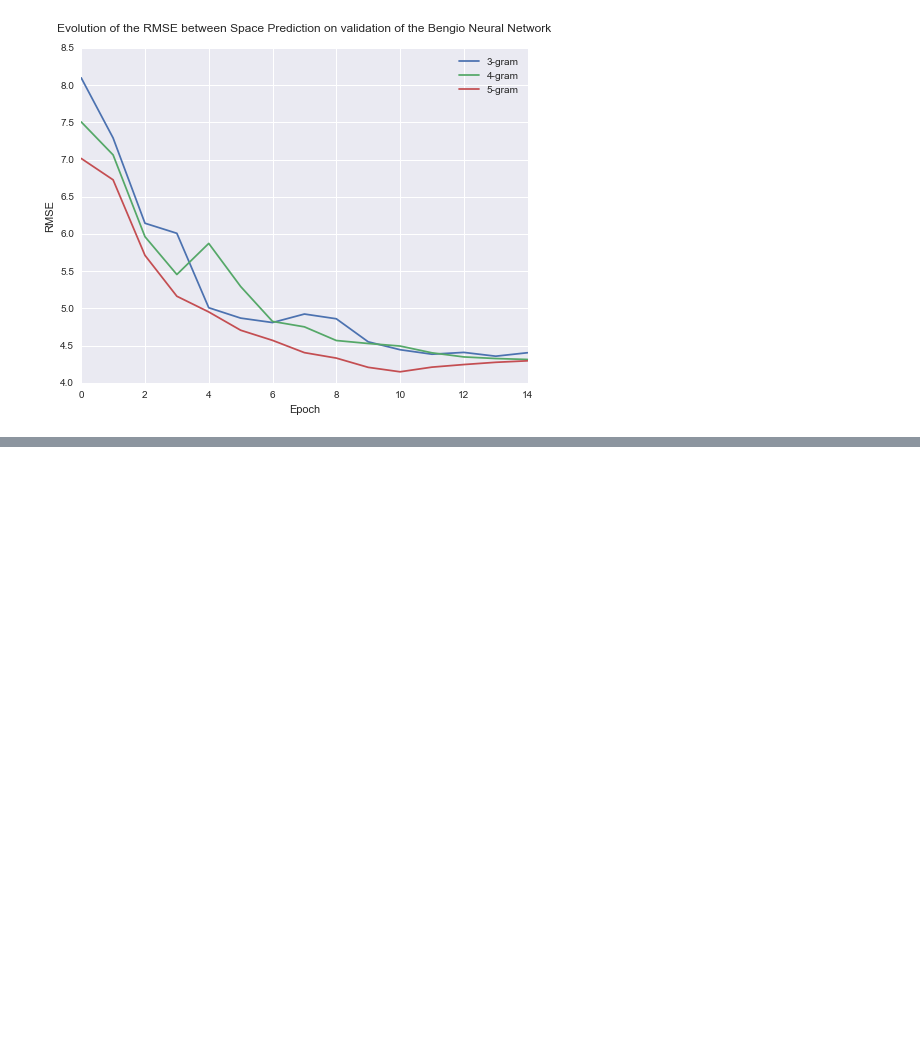
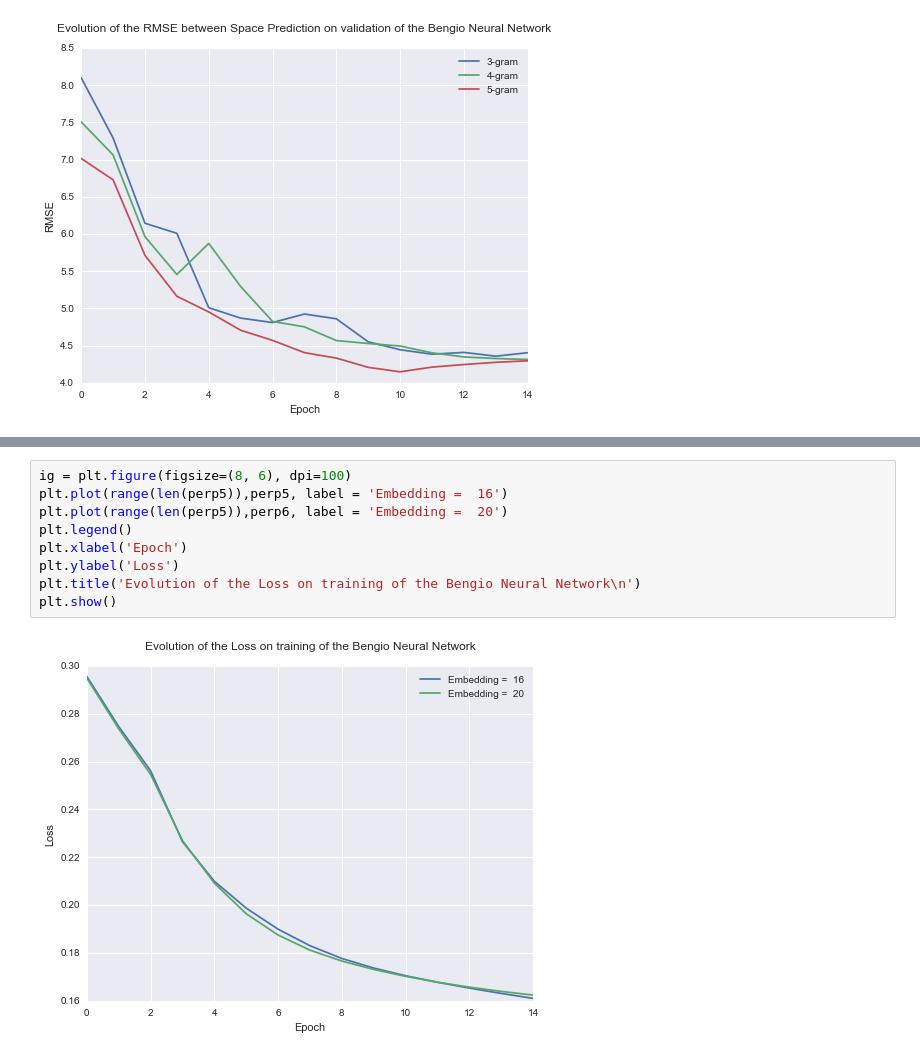
Before and after one commit to eneyi/cs287, a Jupyter notebook: HW4/notebook/Plot.ipynb, the cells around one changed output, grey strips where cells are left out. Cells and saved outputs as stored; diff of their text form; blank space fills up the shorter version.

```diff
--- a/HW4/notebook/Plot.ipynb
+++ b/HW4/notebook/Plot.ipynb
@@ -196,0 +218,11 @@ plt.show()
+# %%
+ig = plt.figure(figsize=(8, 6), dpi=100)
+plt.plot(range(len(perp5)),perp5, label = 'Embedding =  16')
+plt.plot(range(len(perp5)),perp6, label = 'Embedding =  20')
+plt.legend()
+plt.xlabel('Epoch')
+plt.ylabel('Loss')
+plt.title('Evolution of the Loss on training of the Bengio Neural Network\n')
+plt.show()
+# %% [output]
+[figure, added]
```
Also changed, not shown: parts of 2 cells of this notebook, 11 other files.
